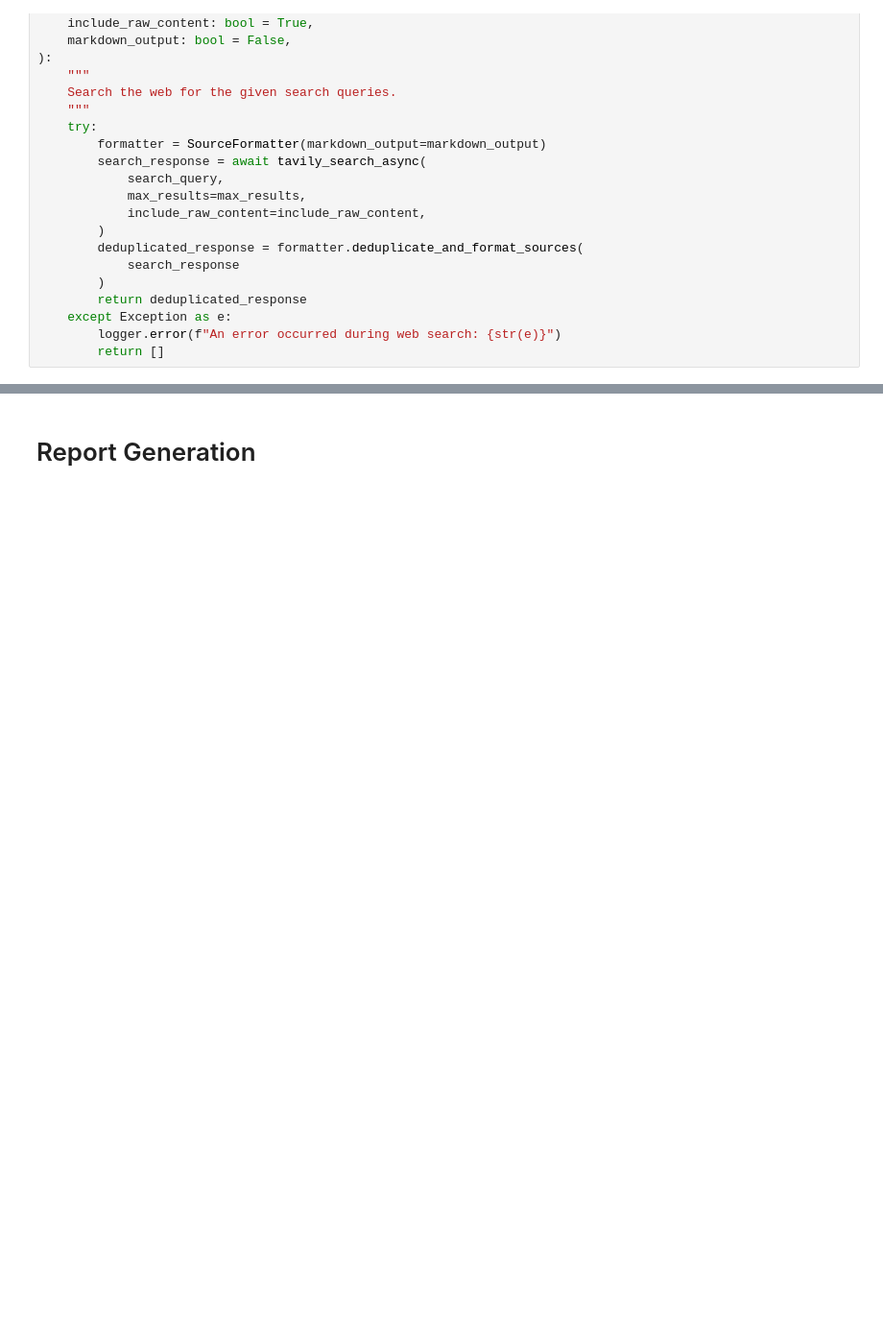
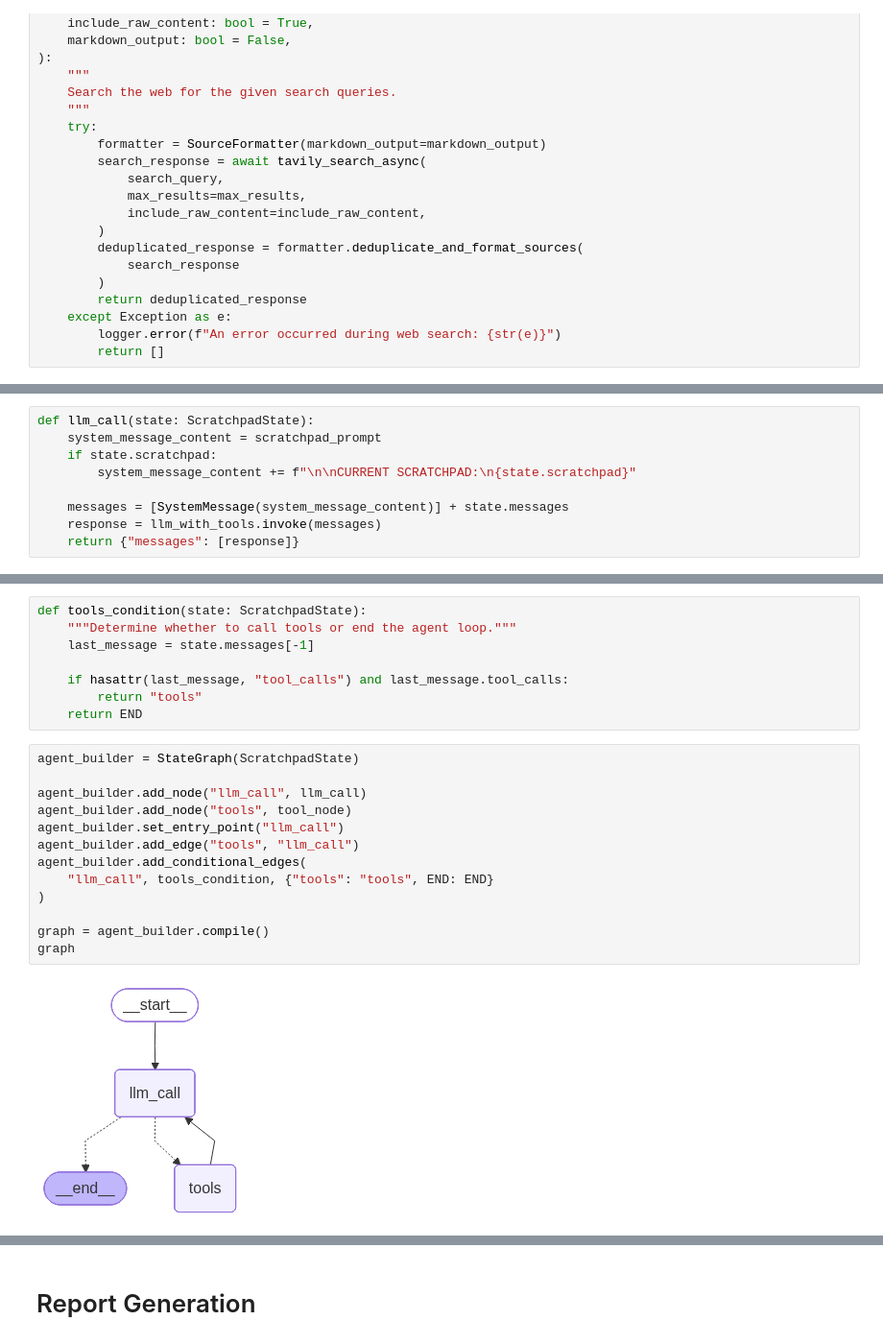
Before and after one commit to Chrisolande/MedReportAI, a Jupyter notebook: iterations.ipynb, the cells around one changed output, grey strips where cells are left out. Shown at 96% size. Saved outputs shown, nothing was run; the diff lists cells and outputs as text; blank space fills up the shorter version.

```diff
--- a/iterations.ipynb
+++ b/iterations.ipynb
@@ -609,0 +546,9 @@ URL: https://www.emro.who.int/emhj-volume-31-2025/volume-31-issue-4/cases-of-tra
+# %%
+def llm_call(state: ScratchpadState):
+    system_message_content = scratchpad_prompt
+    if state.scratchpad:
+        system_message_content += f"\n\nCURRENT SCRATCHPAD:\n{state.scratchpad}"
+
+    messages = [SystemMessage(system_message_content)] + state.messages
+    response = llm_with_tools.invoke(messages)
+    return {"messages": [response]}
@@ -609,0 +646,23 @@ URL: https://www.emro.who.int/emhj-volume-31-2025/volume-31-issue-4/cases-of-tra
+# %%
+def tools_condition(state: ScratchpadState):
+    """Determine whether to call tools or end the agent loop."""
+    last_message = state.messages[-1]
+
+    if hasattr(last_message, "tool_calls") and last_message.tool_calls:
+        return "tools"
+    return END
+# %%
+agent_builder = StateGraph(ScratchpadState)
+
+agent_builder.add_node("llm_call", llm_call)
+agent_builder.add_node("tools", tool_node)
+agent_builder.set_entry_point("llm_call")
+agent_builder.add_edge("tools", "llm_call")
+agent_builder.add_conditional_edges(
+    "llm_call", tools_condition, {"tools": "tools", END: END}
+)
+
+graph = agent_builder.compile()
+graph
+# %% [output]
+[figure, added]
```
Also changed, not shown: parts of 11 cells of this notebook.
